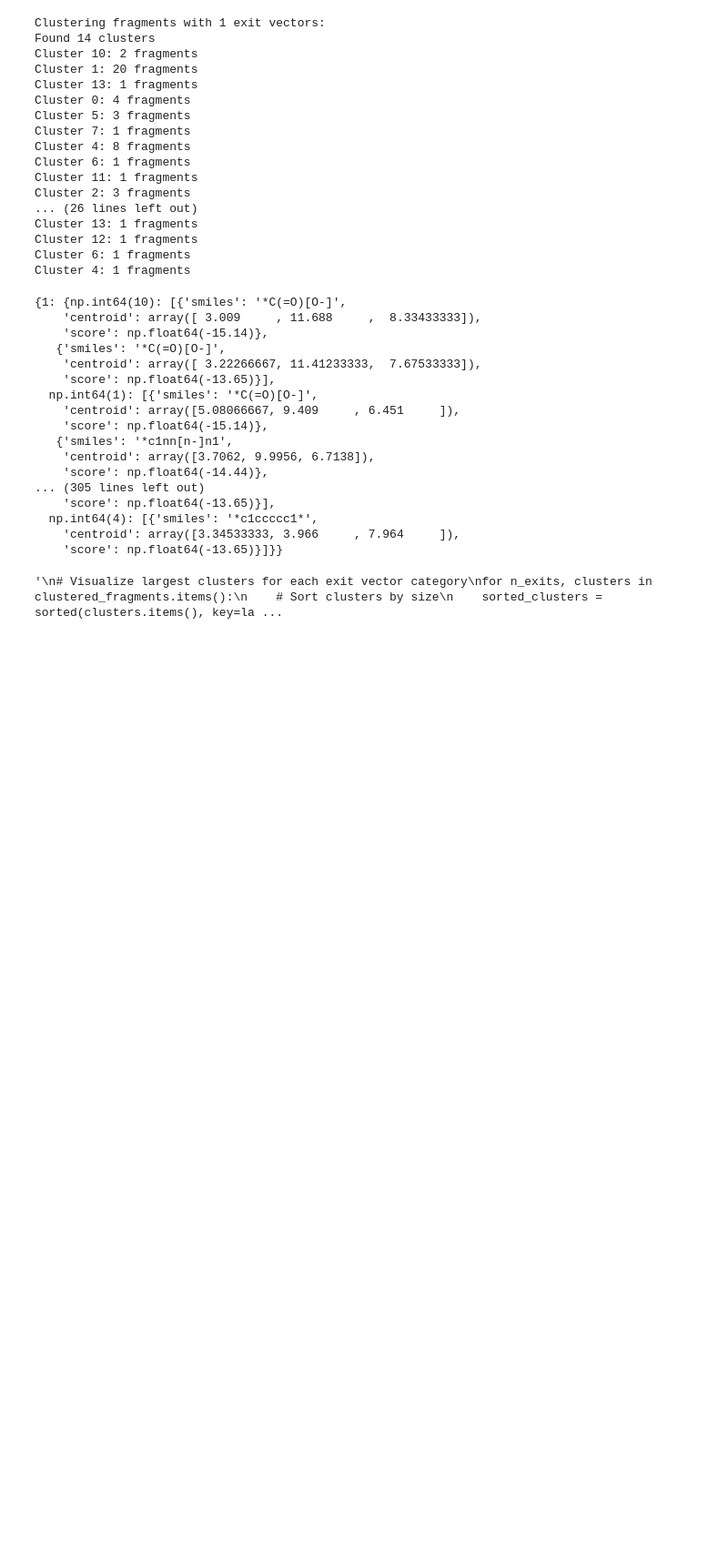
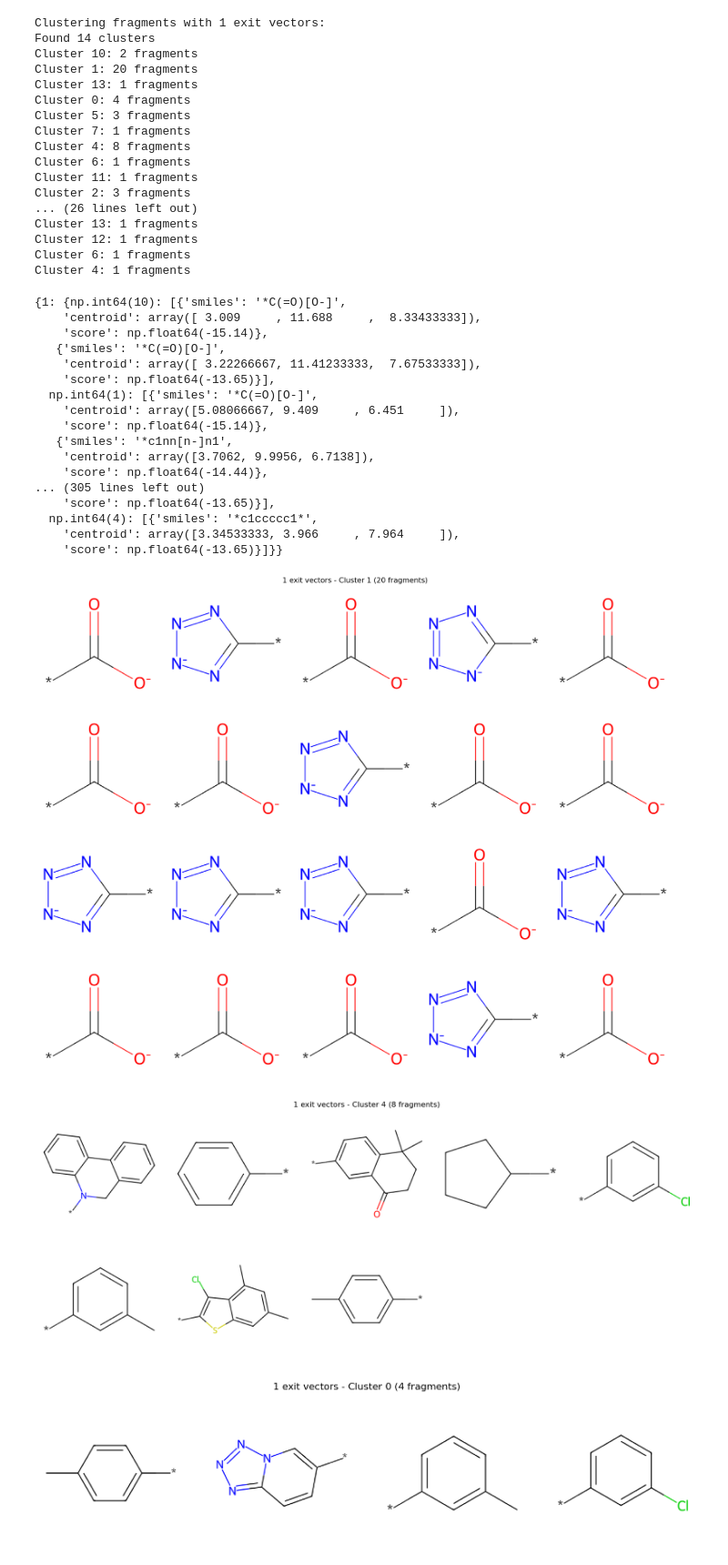
Before and after one commit to Popov-Lab-UNC/argo, a Jupyter notebook: rotbonds_generation.ipynb, the cells around one changed output. Shown at 91% size. Saved outputs shown, nothing was run; the diff lists cells and outputs as text; code cells hidden in the pictures; blank space fills up the shorter version.

```diff
--- a/rotbonds_generation.ipynb
+++ b/rotbonds_generation.ipynb
@@ -281,33 +281,33 @@ import matplotlib.pyplot as plt
 
 # Function to visualize clusters
 def visualize_cluster(fragments, title=""):
     # Create a figure with subplots for each fragment
     n_frags = len(fragments)
     n_cols = min(5, n_frags)  # Max 5 molecules per row
     n_rows = (n_frags + n_cols - 1) // n_cols
 
     fig = plt.figure(figsize=(4*n_cols, 4*n_rows))
     plt.suptitle(title, fontsize=16)
 
     for i, frag in enumerate(fragments):
         mol = Chem.MolFromSmiles(frag['smiles'])
         ax = fig.add_subplot(n_rows, n_cols, i+1)
         img = Draw.MolToImage(mol)
         ax.imshow(img)
         ax.axis('off')
     plt.tight_layout()
     plt.show()
 
-'''
 # Visualize largest clusters for each exit vector category
 for n_exits, clusters in clustered_fragments.items():
     # Sort clusters by size
     sorted_clusters = sorted(clusters.items(), key=lambda x: len(x[1]), reverse=True)
 
     # Show top 3 largest clusters
     for cluster_id, cluster in sorted_clusters[:3]:
         title = f"{n_exits} exit vectors - Cluster {cluster_id} ({len(cluster)} fragments)"
         visualize_cluster(cluster, title)
-'''
 # %% [output]
-'\n# Visualize largest clusters for each exit vector category\nfor n_exits, clusters in clustered_fragments.items():\n    # Sort clusters by size\n    sorted_clusters = sorted(clusters.items(), key=la ...
+[figure, added]
+[figure, added]
+[figure, added]
```
Also changed, not shown: parts of 1 cell of this notebook, 1 other file.
